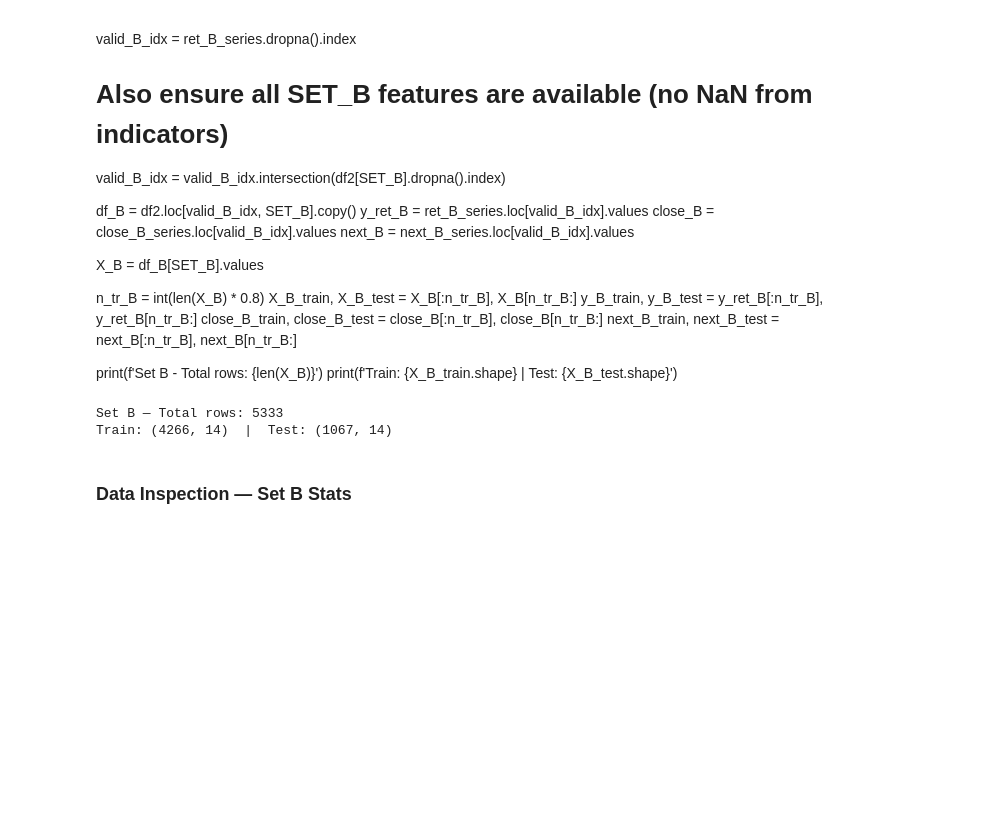
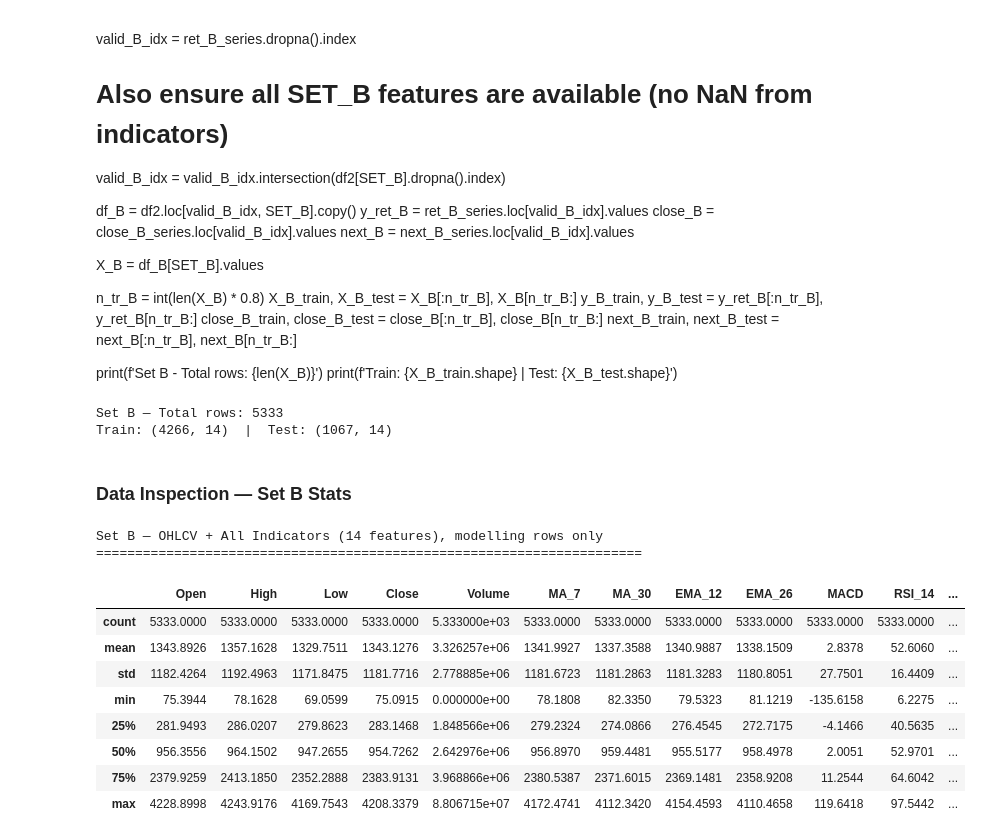
Before and after one commit to rishika790/AI-PORTFOLIO, a Jupyter notebook: DL_GRU_OHLCV_vs_Indicators.ipynb, the cells around one changed output. Drawn from its saved outputs; the diff is of its cells as text; code cells hidden in the pictures; blank space fills up the shorter version.

Commit message:
code: cell 48 — print('Set B — OHLCV + All Indicators (14 features), modelling rows only')

```diff
--- a/DL_GRU_OHLCV_vs_Indicators.ipynb
+++ b/DL_GRU_OHLCV_vs_Indicators.ipynb
@@ -684,3 +684,19 @@ Set B — Total rows: 5333
 Train: (4266, 14)  |  Test: (1067, 14)
 # %% [markdown]
 ### Data Inspection — Set B Stats
+# %%
+print('Set B — OHLCV + All Indicators (14 features), modelling rows only')
+print('='*70)
+display(pd.DataFrame(X_B, columns=SET_B).describe().round(4))
+# %% [output]
+Set B — OHLCV + All Indicators (14 features), modelling rows only
+======================================================================
+|  | Open | High | Low | Close | Volume | MA_7 | MA_30 | EMA_12 | EMA_26 | MACD | RSI_14 | ... |
+| count | 5333.0000 | 5333.0000 | 5333.0000 | 5333.0000 | 5.333000e+03 | 5333.0000 | 5333.0000 | 5333.0000 | 5333.0000 | 5333.0000 | 5333.0000 | ... |
+| mean | 1343.8926 | 1357.1628 | 1329.7511 | 1343.1276 | 3.326257e+06 | 1341.9927 | 1337.3588 | 1340.9887 | 1338.1509 | 2.8378 | 52.6060 | ... |
+| std | 1182.4264 | 1192.4963 | 1171.8475 | 1181.7716 | 2.778885e+06 | 1181.6723 | 1181.2863 | 1181.3283 | 1180.8051 | 27.7501 | 16.4409 | ... |
+| min | 75.3944 | 78.1628 | 69.0599 | 75.0915 | 0.000000e+00 | 78.1808 | 82.3350 | 79.5323 | 81.1219 | -135.6158 | 6.2275 | ... |
+| 25% | 281.9493 | 286.0207 | 279.8623 | 283.1468 | 1.848566e+06 | 279.2324 | 274.0866 | 276.4545 | 272.7175 | -4.1466 | 40.5635 | ... |
+| 50% | 956.3556 | 964.1502 | 947.2655 | 954.7262 | 2.642976e+06 | 956.8970 | 959.4481 | 955.5177 | 958.4978 | 2.0051 | 52.9701 | ... |
+| 75% | 2379.9259 | 2413.1850 | 2352.2888 | 2383.9131 | 3.968866e+06 | 2380.5387 | 2371.6015 | 2369.1481 | 2358.9208 | 11.2544 | 64.6042 | ... |
+| max | 4228.8998 | 4243.9176 | 4169.7543 | 4208.3379 | 8.806715e+07 | 4172.4741 | 4112.3420 | 4154.4593 | 4110.4658 | 119.6418 | 97.5442 | ... |
```
